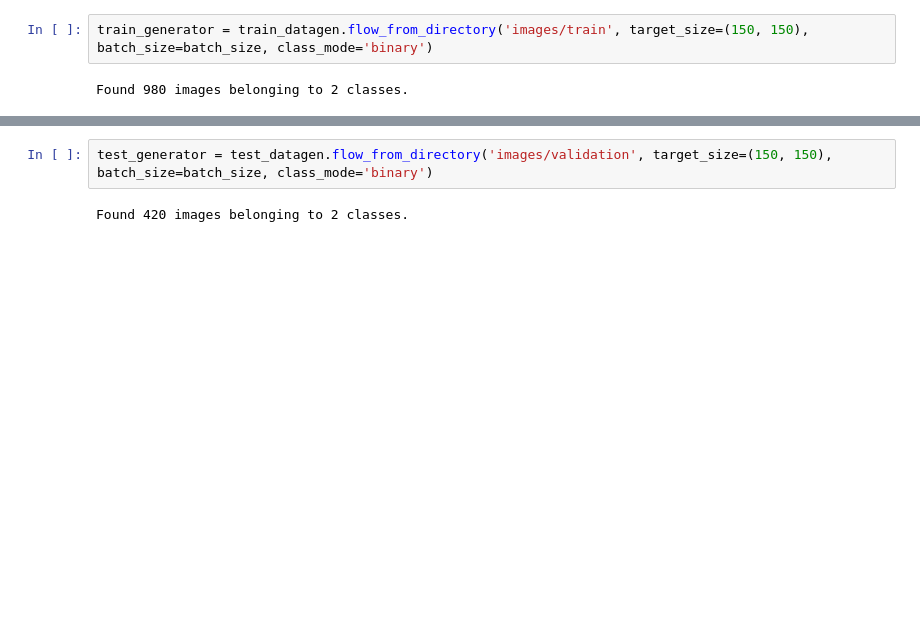
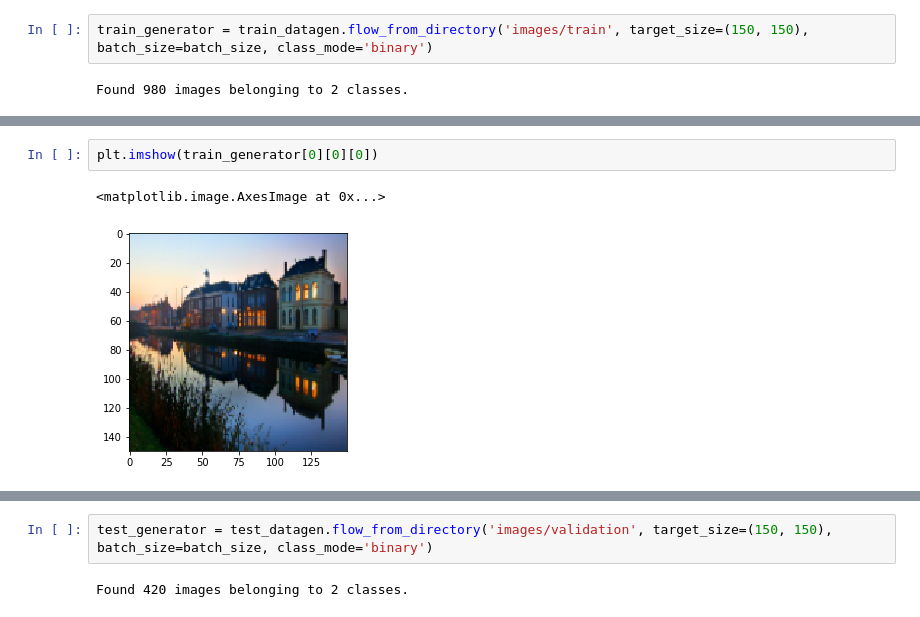
Before and after one commit to kaichimomose/Face-Detection, a Jupyter notebook: face_detection/face_detection.ipynb, the cells around one changed output, grey strips where cells are left out. Cells and saved outputs as stored; diff of their text form; blank space fills up the shorter version.

```diff
--- a/face_detection/face_detection.ipynb
+++ b/face_detection/face_detection.ipynb
@@ -48,0 +78,5 @@ Found 980 images belonging to 2 classes.
+# %%
+plt.imshow(train_generator[0][0][0])
+# %% [output]
+<matplotlib.image.AxesImage at 0x...>
+[figure, added]
```
Also changed, not shown: parts of 7 cells of this notebook, 9 other files.
